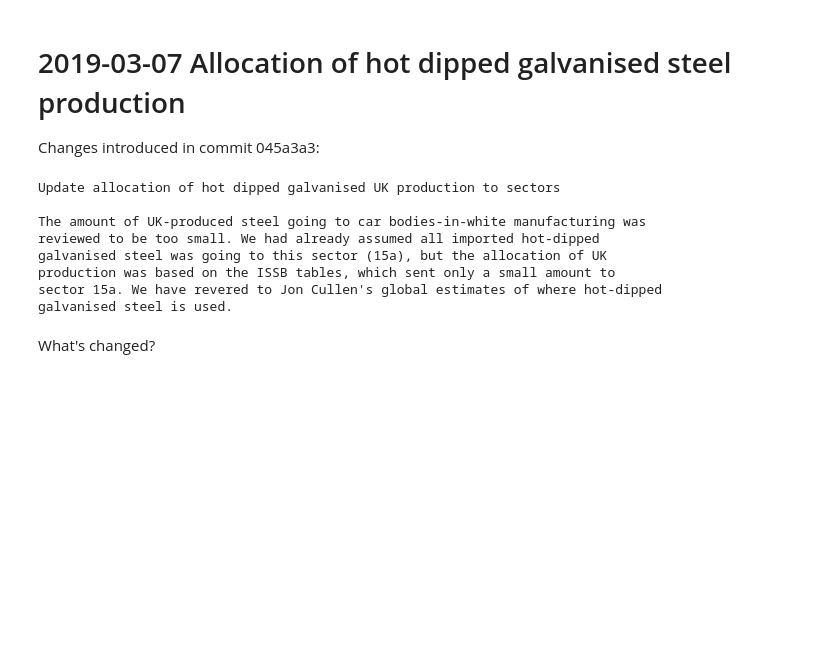
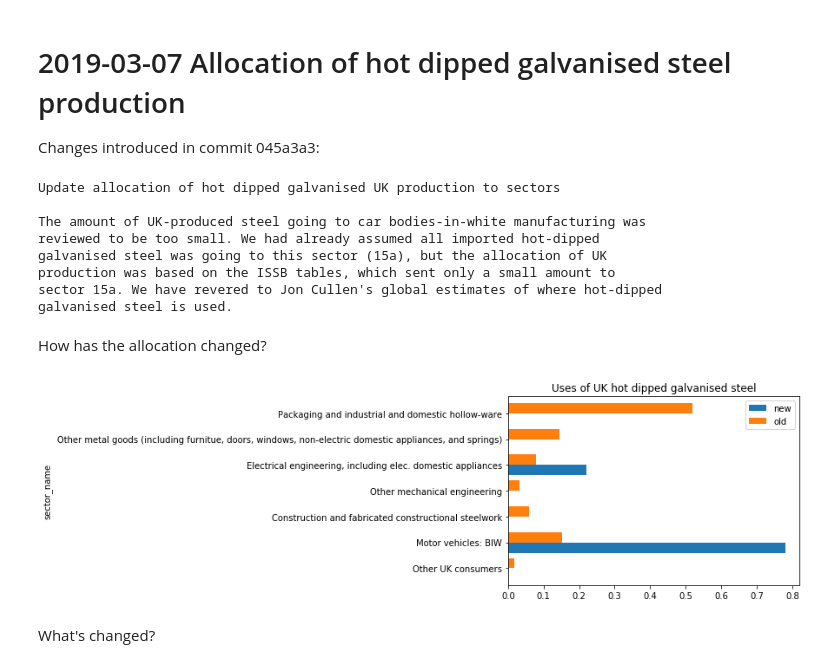
Before and after one commit to ricklupton/uk-steel-model, a Jupyter notebook: docs/changelog/2019-03-07 Allocation of hot dipped galvanised steel production.ipynb, the cells around one changed output. Cells and saved outputs as stored; diff of their text form; code cells hidden in the pictures; blank space fills up the shorter version.

```diff
--- a/docs/changelog/2019-03-07 Allocation of hot dipped galvanised steel production.ipynb
+++ b/docs/changelog/2019-03-07 Allocation of hot dipped galvanised steel production.ipynb
@@ -19,6 +20,18 @@ galvanised steel was going to this sector (15a), but the allocation of UK
 production was based on the ISSB tables, which sent only a small amount to
 sector 15a. We have revered to Jon Cullen's global estimates of where hot-dipped
 galvanised steel is used.
+# %%
+alloc_new = pd.read_csv(commit.tree['allocations/alloc_products_sectors_home.csv'].data_stream)
+alloc_old = pd.read_csv(commit.parents[0].tree['allocations/alloc_products_sectors_home.csv'].data_stream)
+# %% [markdown]
+How has the allocation changed?
+# %%
+pd.DataFrame({
+    label: df.set_index('sector_name')['Hot dipped galvanised'].iloc[::-1].replace({0: None})
+    for label, df in dict(new=alloc_new, old=alloc_old).items()
+}).dropna(how='all').plot.barh(width=0.8, title='Uses of UK hot dipped galvanised steel');
+# %% [output]
+[figure, added]
 # %%
 flows_new = pd.read_csv(commit.tree['data/flows.csv'].data_stream)
 flows_old = pd.read_csv(commit.parents[0].tree['data/flows.csv'].data_stream)
```
Also changed, not shown: parts of 3 cells of this notebook, 25 other files.
